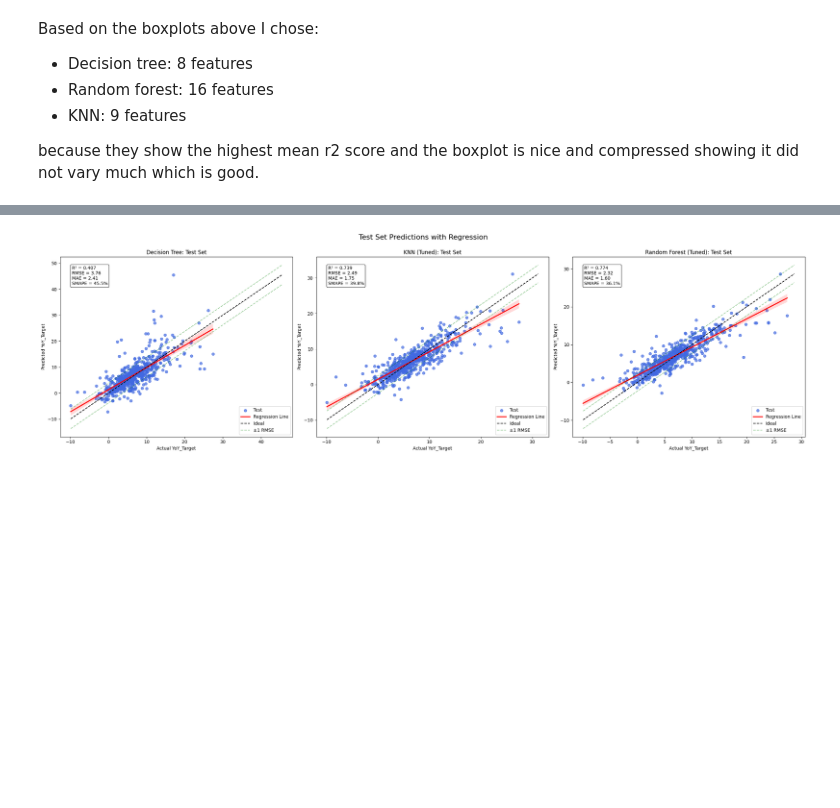
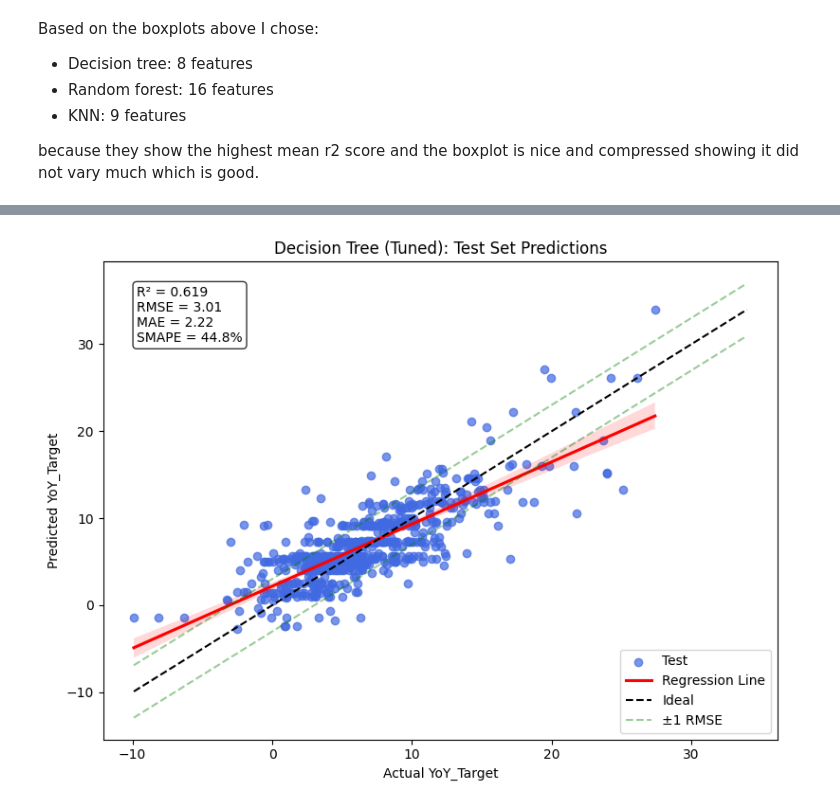
Before and after one commit to linnerlek/predicting-house-values, a Jupyter notebook: model.ipynb, the cells around one changed output, grey strips where cells are left out. Drawn from its saved outputs; the diff is of its cells as text; code cells hidden in the pictures; blank space fills up the shorter version.

```diff
--- a/model.ipynb
+++ b/model.ipynb
@@ -126,7 +144,7 @@ import pandas as pd
 from sklearn.feature_selection import SelectKBest, f_regression, mutual_info_regression
 
 # settings
-max_k = 20
+max_k = 50
 
 models = {
     "Decision Tree": DecisionTreeRegressor,
@@ -204,17 +222,15 @@ def evaluate(y_true, y_pred):
     return r2, rmse, mae, smape
 
 model_configs = {
-    "Decision Tree": (DecisionTreeRegressor(random_state=42), 8),
+    "Decision Tree (Tuned)": ("gridsearch_dt", 8),
     "KNN (Tuned)": ("gridsearch_knn", 9),
     "Random Forest (Tuned)": ("gridsearch_rf", 16)
 }
 
 results = []
+trained_models = {}
 
-fig1, axs1 = plt.subplots(1, 3, figsize=(24, 7))  # test set
-fig2, axs2 = plt.subplots(1, 3, figsize=(24, 7))  # train set
-
-for idx, (name, (model, k_features)) in enumerate(model_configs.items()):
+for name, (model, k_features) in model_configs.items():
     selector = SelectKBest(score_func=mutual_info_regression, k=k_features)
     X_train_sel = selector.fit_transform(X_train_scaled, y_train)
     X_test_sel = selector.transform(X_test_scaled)
@@ -243,48 +259,65 @@ for idx, (name, (model, k_features)) in enumerate(model_configs.items()):
         model = grid_search.best_estimator_
         print(f"best parameters for KNN: {grid_search.best_params_}")
 
+    elif model == "gridsearch_dt":
+        param_grid = {
+            'max_depth': [3, 5, 10],
+            'min_samples_leaf': [1, 5, 10],
+            'min_samples_split': [2, 5]
+        }
+        base = DecisionTreeRegressor(random_state=42)
+        grid_search = GridSearchCV(base, param_grid, cv=3, scoring='r2', n_jobs=-1)
+        grid_search.fit(X_train_sel, y_train)
+        model = grid_search.best_estimator_
+        print(f"best parameters for Decision Tree: {grid_search.best_params_}")
+
+    # fit and predict
     model.fit(X_train_sel, y_train)
     y_test_pred = model.predict(X_test_sel)
     y_train_pred = model.predict(X_train_sel)
     r2, rmse, mae, smape = evaluate(y_test.values, y_test_pred)
     results.append((name, r2, rmse, mae, smape))
 
-    # Test Set Predictions
-    ax = axs1[idx]
-    ax.scatter(y_test, y_test_pred, color='royalblue', label="Test", alpha=0.7)
-    sns.regplot(x=y_test, y=y_test_pred, scatter=False, color='red', ax=ax, label="Regression Line")
+    # store for reuse
+    trained_models[name] = {
+        "model": model,
+        "selector": selector
+    }
+
+    # Plot 1 — Test Set Predictions
+    plt.figure(figsize=(8, 6))
+    plt.scatter(y_test, y_test_pred, color='royalblue', label="Test", alpha=0.7)
+    sns.regplot(x=y_test, y=y_test_pred, scatter=False, color='red', label="Regression Line")
 
     lims = [min(y_test.min(), y_test_pred.min()), max(y_test.max(), y_test_pred.max())]
-    ax.plot(lims, lims, 'k--', label='Ideal')
-    ax.plot(lims, [l + rmse for l in lims], 'g--', alpha=0.4, label='±1 RMSE')
-    ax.plot(lims, [l - rmse for l in lims], 'g--', alpha=0.4)
-    ax.set_title(f"{name}: Test Set")
-    ax.set_xlabel("Actual YoY_Target")
-    ax.set_ylabel("Predicted YoY_Target")
-    ax.legend()
+    plt.plot(lims, lims, 'k--', label='Ideal')
+    plt.plot(lims, [l + rmse for l in lims], 'g--', alpha=0.4, label='±1 RMSE')
+    plt.plot(lims, [l - rmse for l in lims], 'g--', alpha=0.4)
+
+    plt.title(f"{name}: Test Set Predictions")
+    plt.xlabel("Actual YoY_Target")
+    plt.ylabel("Predicted YoY_Target")
+    plt.legend()
 
     metrics_text = f"R² = {r2:.3f}\nRMSE = {rmse:.2f}\nMAE = {mae:.2f}\nSMAPE = {smape:.1f}%"
-    ax.text(0.05, 0.95, metrics_text, transform=ax.transAxes,
-            fontsize=10, verticalalignment='top',
-            bbox=dict(boxstyle='round', facecolor='white', alpha=0.8))
+    plt.text(0.05, 0.95, metrics_text, transform=plt.gca().transAxes,
+             fontsize=10, verticalalignment='top',
+             bbox=dict(boxstyle='round', facecolor='white', alpha=0.8))
 
-    # Train vs Test
-    ax2 = axs2[idx]
-    ax2.scatter(y_train, y_train_pred, alpha=0.6, marker='x', color='darkorange', label='Train')
-    ax2.scatter(y_test, y_test_pred, alpha=0.7, marker='o', color='royalblue', label='Test')
-    ax2.plot(lims, lims, 'k--', label='Ideal')
-    ax2.set_title(f"{name}: Train vs Test Scatter")
-    ax2.set_xlabel("Actual YoY_Target")
-    ax2.set_ylabel("Predicted YoY_Target")
-    ax2.legend()
+    plt.tight_layout()
+    plt.show()
 
-fig1.suptitle("Test Set Predictions with Regression", fontsize=16)
-fig1.tight_layout()
-fig1.subplots_adjust(top=0.88)
-plt.show()
+    # Plot 2 — Train vs Test Scatter
+    plt.figure(figsize=(8, 6))
+    plt.scatter(y_train, y_train_pred, alpha=0.6, marker='x', color='darkorange', label='Train')
+    plt.scatter(y_test, y_test_pred, alpha=0.7, marker='o', color='royalblue', label='Test')
+    plt.plot(lims, lims, 'k--', label='Ideal')
 
-fig2.suptitle("Train vs Test Scatter", fontsize=16)
-fig2.tight_layout()
-fig2.subplots_adjust(top=0.88)
-plt.show()
+    plt.title(f"{name}: Train vs Test Comparison")
+    plt.xlabel("Actual YoY_Target")
+    plt.ylabel("Predicted YoY_Target")
+    plt.legend()
+
+    plt.tight_layout()
+    plt.show()
 # %% [output]
@@ -293 +325 @@ best parameters for RF: {'max_depth': None, 'min_samples_leaf': 1, 'min_samples_
-[figure, old version]
+[figure, new version]
```
Also changed, not shown: parts of 5 cells of this notebook, 38 other files.
